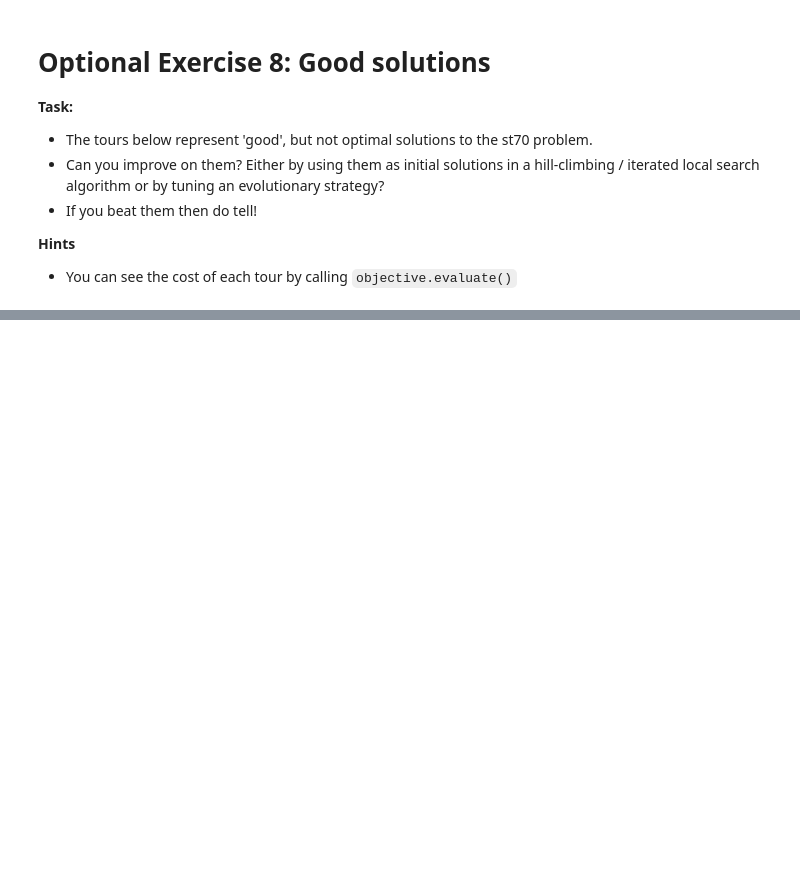
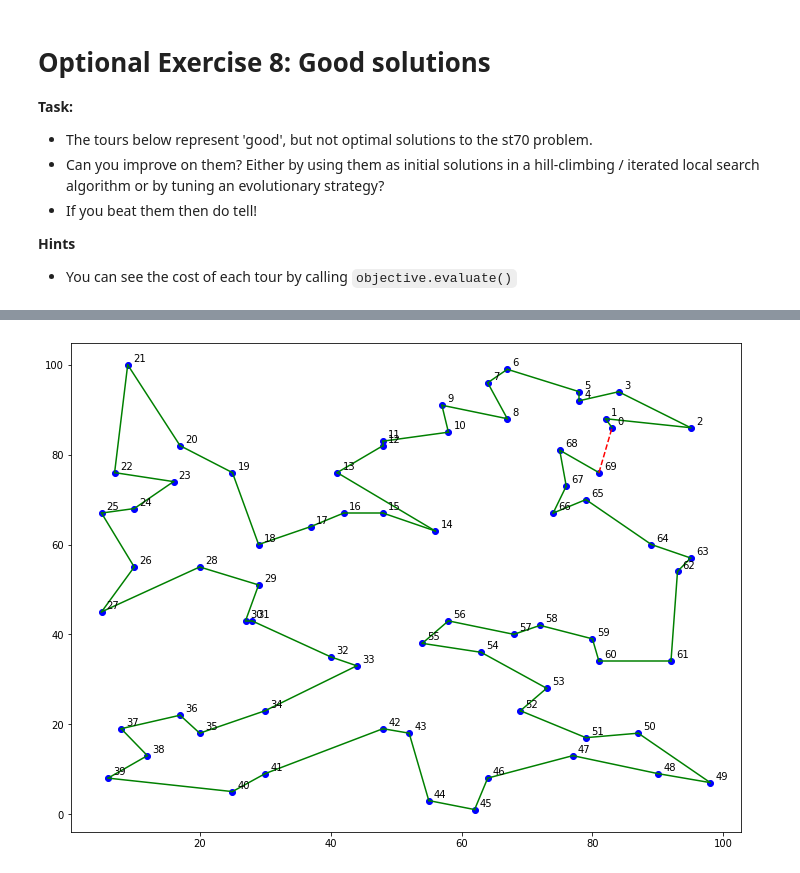
Before and after one commit to health-data-science-OR/healthcare-logistics, a Jupyter notebook: optimisation/03_routing_and_scheduling_part1_SOLUTIONS.ipynb, the cells around one changed output, grey strips where cells are left out. Saved outputs shown, nothing was run; the diff lists cells and outputs as text; code cells hidden in the pictures; blank space fills up the shorter version.

```diff
--- a/optimisation/03_routing_and_scheduling_part1_SOLUTIONS.ipynb
+++ b/optimisation/03_routing_and_scheduling_part1_SOLUTIONS.ipynb
@@ -942,13 +955,16 @@ objective.evaluate(tour1)
 # %%
 #cost = 683
 
 tour2 = np.array([68, 30, 34, 69, 12, 28, 35,  0, 22, 15, 46, 36, 57, 49, 52,  4,  9,
        51, 59, 50, 64, 63, 10, 55, 66, 47, 53, 61, 32, 11, 33, 20, 16, 42,
         8, 39, 60, 38, 44, 24, 45, 26, 67, 43, 29, 19, 13, 27, 48, 54, 25,
         7,  2, 31, 41, 40,  5, 17,  3,  1,  6, 18, 23, 14, 56, 62, 65, 21,
        37, 58])
 
 objective.evaluate(tour2)
+fig, ax = plot_tour(tour2, cities, figsize=(12,9))
+# %% [output]
+[figure, added]
 # %%
 #cost = 686
 tour3 = np.array([65, 56, 14, 23, 18,  6,  1,  3, 17, 41, 31,  2,  7, 25, 54, 48, 27,
```
Also changed, not shown: parts of 11 cells of this notebook, 2 other files.
